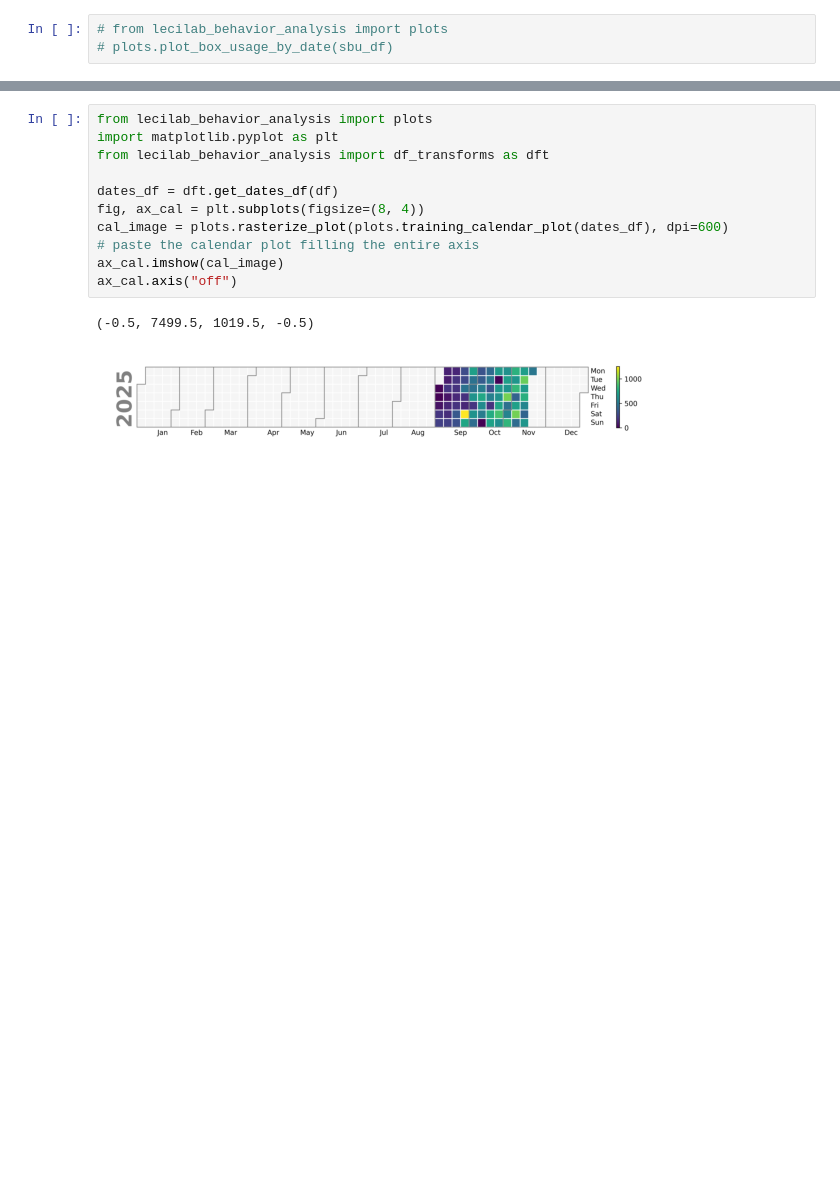
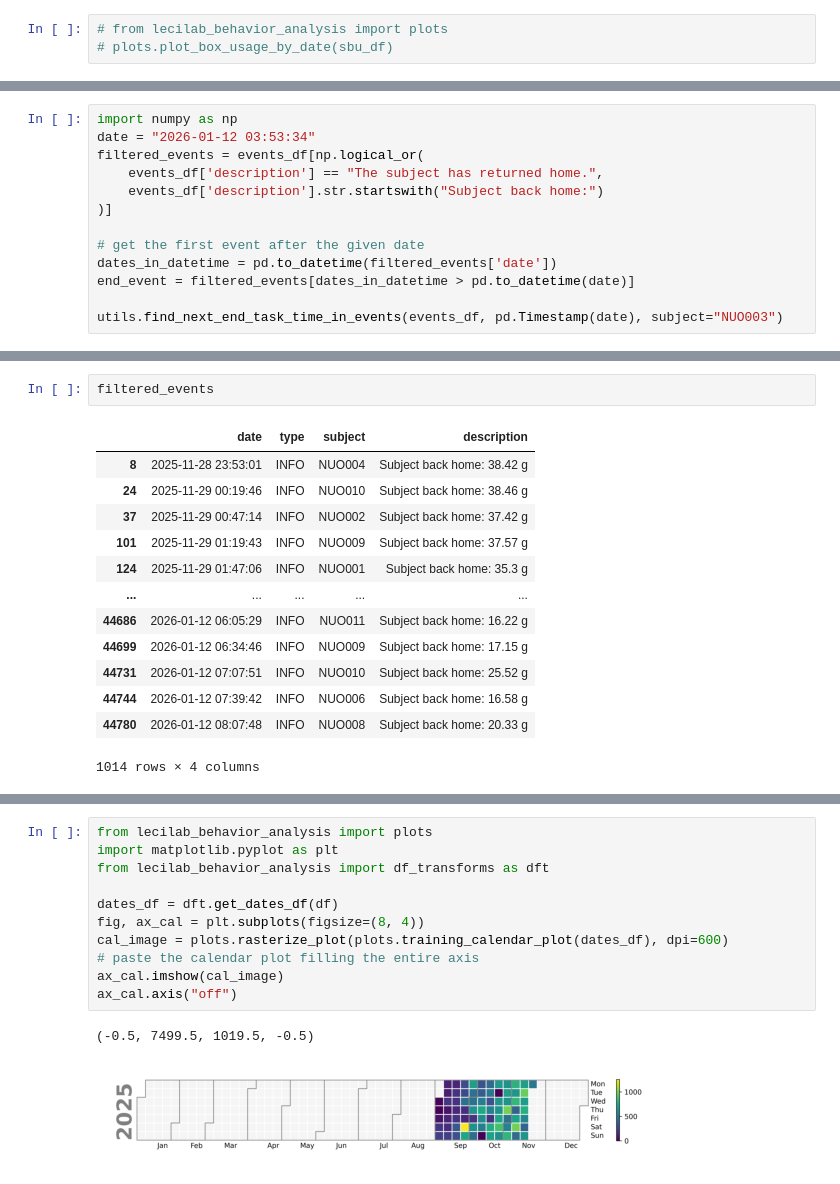
Before and after one commit to LearningCircuitsLab/lecilab-behavior-analysis, a Jupyter notebook: lecilab_behavior_analysis/plot_testing.ipynb, the cells around one changed output, grey strips where cells are left out. Cells and saved outputs as stored; diff of their text form; blank space fills up the shorter version.

```diff
--- a/lecilab_behavior_analysis/plot_testing.ipynb
+++ b/lecilab_behavior_analysis/plot_testing.ipynb
@@ -102,0 +121,13 @@ events_df = utils.load_all_events(project_name=tv_projects[project_idx])
+# %%
+import numpy as np
+date = "2026-01-12 03:53:34"
+filtered_events = events_df[np.logical_or(
+    events_df['description'] == "The subject has returned home.",
+    events_df['description'].str.startswith("Subject back home:")
+)]
+
+# get the first event after the given date
+dates_in_datetime = pd.to_datetime(filtered_events['date'])
+end_event = filtered_events[dates_in_datetime > pd.to_datetime(date)]
+
+utils.find_next_end_task_time_in_events(events_df, pd.Timestamp(date), subject="NUO003")
@@ -102,0 +136,16 @@ events_df = utils.load_all_events(project_name=tv_projects[project_idx])
+# %%
+filtered_events
+# %% [output]
+|  | date | type | subject | description |
+| 8 | 2025-11-28 23:53:01 | INFO | NUO004 | Subject back home: 38.42 g |
+| 24 | 2025-11-29 00:19:46 | INFO | NUO010 | Subject back home: 38.46 g |
+| 37 | 2025-11-29 00:47:14 | INFO | NUO002 | Subject back home: 37.42 g |
+| 101 | 2025-11-29 01:19:43 | INFO | NUO009 | Subject back home: 37.57 g |
+| 124 | 2025-11-29 01:47:06 | INFO | NUO001 | Subject back home: 35.3 g |
+| ... | ... | ... | ... | ... |
+| 44686 | 2026-01-12 06:05:29 | INFO | NUO011 | Subject back home: 16.22 g |
+| 44699 | 2026-01-12 06:34:46 | INFO | NUO009 | Subject back home: 17.15 g |
+| 44731 | 2026-01-12 07:07:51 | INFO | NUO010 | Subject back home: 25.52 g |
+| 44744 | 2026-01-12 07:39:42 | INFO | NUO006 | Subject back home: 16.58 g |
+| 44780 | 2026-01-12 08:07:48 | INFO | NUO008 | Subject back home: 20.33 g |
+1014 rows × 4 columns
```
Also changed, not shown: parts of 10 cells of this notebook, 2 other files.
